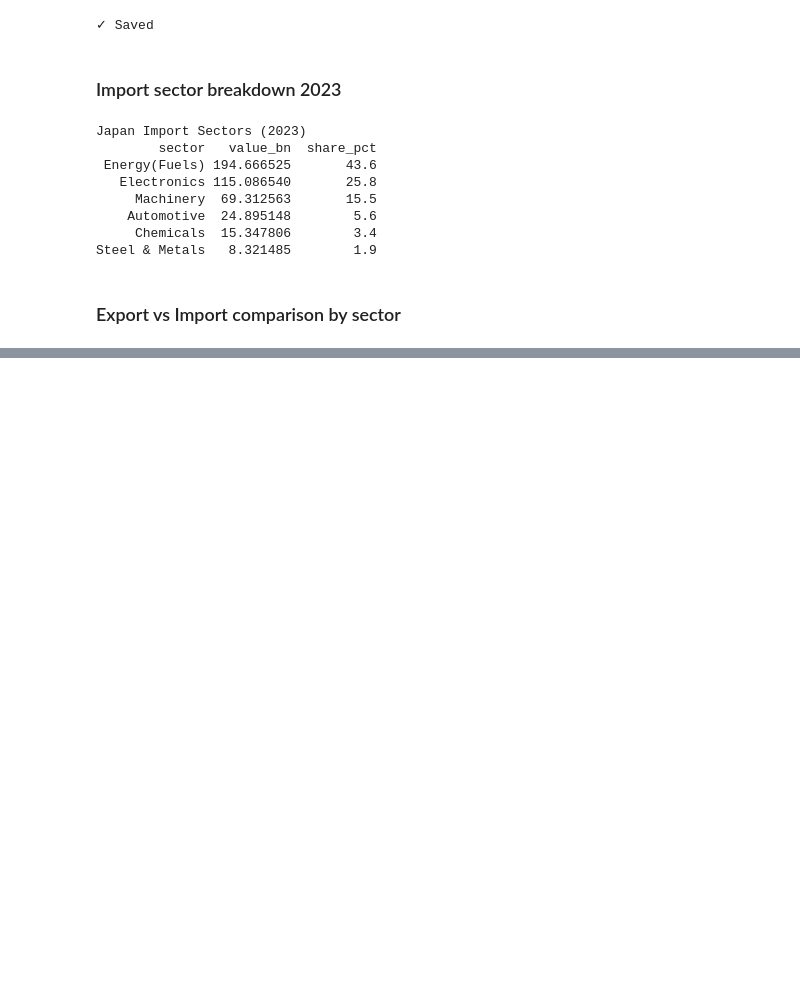
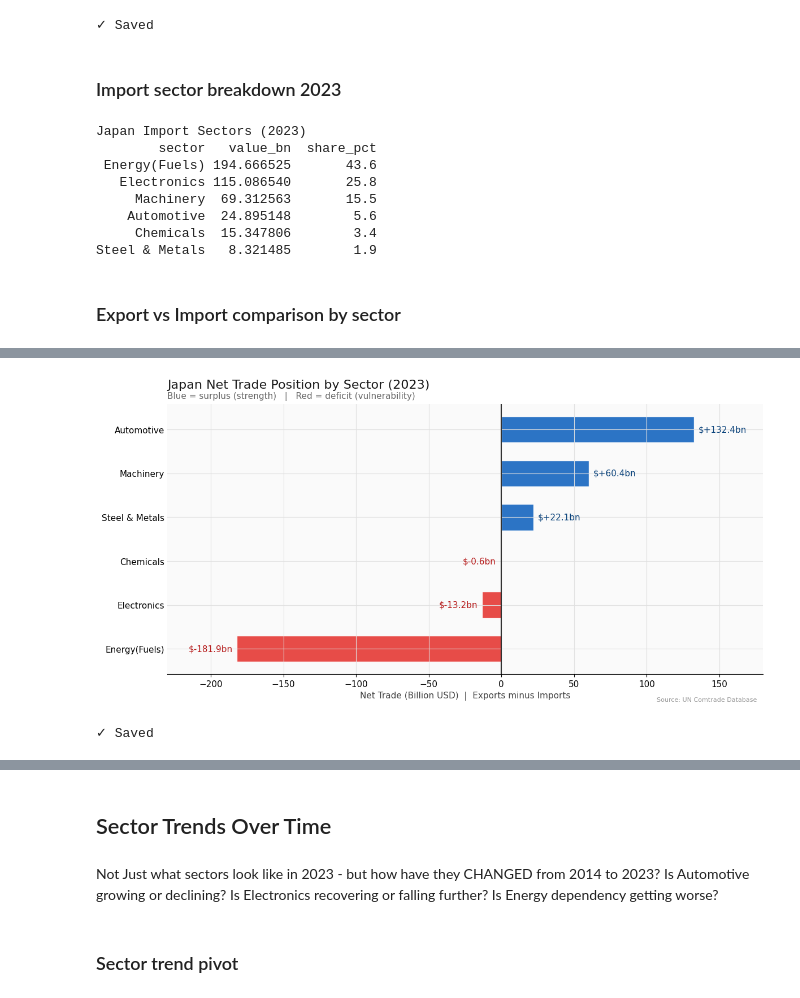
Before and after one commit to Prashant-4527/japan-trade-intelligence, a Jupyter notebook: notebooks/03_sector.ipynb, the cells around one changed output, grey strips where cells are left out. Drawn from its saved outputs; the diff is of its cells as text; code cells hidden in the pictures; blank space fills up the shorter version.

Commit message:
sector trend + growth analysis

```diff
--- a/notebooks/03_sector.ipynb
+++ b/notebooks/03_sector.ipynb
@@ -342,3 +276,72 @@ print("✓ Saved")
+# %%
+# WHY diverging bar chart:
+# Positive = surplus (Japan exports more)
+# Negative = deficit (Japan imports more)
+# Diverging from zero = instantly shows direction
+# This is how economists show net trade position
+
+exp_2023 = sectors[
+    (sectors['flow'] == 'Export') &
+    (sectors['year'] == 2023)
+][['sector','value_bn']].rename(columns={'value_bn':'exports_bn'})
+
+imp_2023 = sectors[
+    (sectors['flow'] == 'Import') &
+    (sectors['year'] == 2023)
+][['sector','value_bn']].rename(columns={'value_bn':'imports_bn'})
+
+comparison = exp_2023.merge(imp_2023, on='sector')
+comparison['net_bn'] = comparison['exports_bn'] - comparison['imports_bn']
+comparison = comparison.sort_values('net_bn')
+
+fig, ax = plt.subplots(figsize=(12, 6))
+fig.patch.set_facecolor('white')
+
+bar_colors = ['#E53935' if v < 0 else '#1565C0'
+              for v in comparison['net_bn']]
+
+bars = ax.barh(comparison['sector'],
+               comparison['net_bn'],
+               color=bar_colors,
+               edgecolor='white',
+               height=0.6,
+               alpha=0.9)
+
+for bar, val in zip(bars, comparison['net_bn']):
+    x_pos = bar.get_width()
+    ha = 'left' if val >= 0 else 'right'
+    offset = 3 if val >= 0 else -3
+    color = '#0C447C' if val >= 0 else '#B71C1C'
+    ax.text(x_pos + offset,
+            bar.get_y() + bar.get_height()/2,
+            f'${val:+.1f}bn',
+            va='center', fontsize=11,
+            color=color, fontweight='500', ha=ha)
+
+ax.axvline(x=0, color='#333333', linewidth=1.5)
+ax.set_title('Japan Net Trade Position by Sector (2023)',
+             fontsize=16, fontweight='500',
+             pad=20, loc='left', color='#1a1a1a')
+ax.text(0, 1.02,
+        'Blue = surplus (strength)   |   Red = deficit (vulnerability)',
+        transform=ax.transAxes, fontsize=11, color='#666666')
+ax.set_xlabel('Net Trade (Billion USD)  |  Exports minus Imports',
+              fontsize=11, color='#444')
+ax.tick_params(axis='y', length=0)
+ax.set_xlim(-230, 180)
+ax.spines[['top','right','left']].set_visible(False)
+ax.text(0.99, -0.1, 'Source: UN Comtrade Database',
+        transform=ax.transAxes, fontsize=8,
+        color='#999999', ha='right')
+
+plt.tight_layout()
+plt.savefig("../reports/sector_net_position_pro.png",
+            dpi=150, bbox_inches='tight', facecolor='white')
+plt.show()
+print("✓ Saved")
+# %% [output]
+[figure, added]
+✓ Saved
 # %% [markdown]
 ## Key Finding 8 — Japan's Sector Trade Position (2023)
 
@@ -362,3 +365,11 @@ competition from Samsung, LG, and Chinese manufacturers.
 METI implication: Japan's economic security requires both an energy
 transition (reduce the -$182bn drag) and a semiconductor/electronics
 revival strategy (reverse the electronics deficit).
+# %% [markdown]
+## Sector Trends Over Time
+# %% [markdown]
+Not Just what sectors look like in 2023 - but how have they CHANGED from 2014 to 2023?
+Is Automotive growing or declining? Is Electronics recovering or falling further? Is Energy
+dependency getting worse?
+# %% [markdown]
+### Sector trend pivot
```
Also changed, not shown: parts of 12 cells of this notebook, 5 other files.
